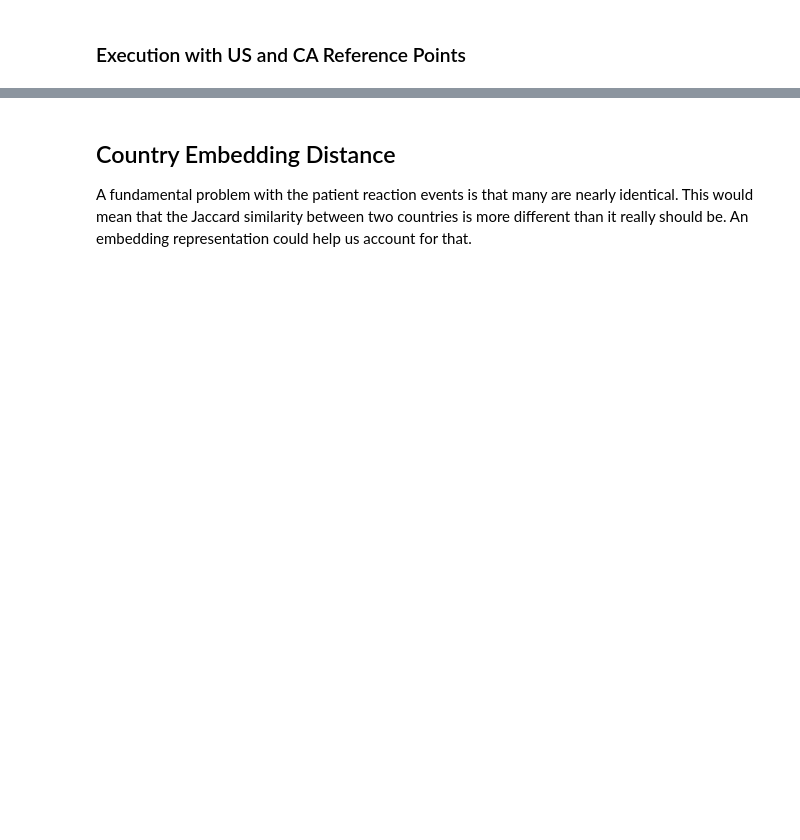
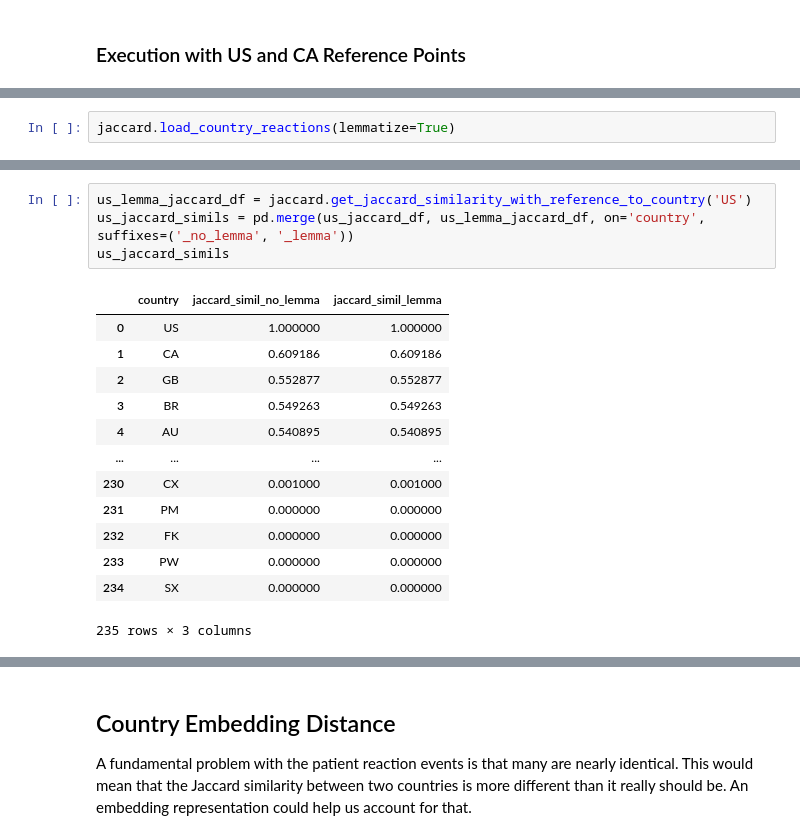
Before and after one commit to brycecf/openfda_analysis, a Jupyter notebook: notebooks/question_1_solutions.ipynb, the cells around one changed output, grey strips where cells are left out. Cells and saved outputs as stored; diff of their text form; blank space fills up the shorter version.

```diff
--- a/notebooks/question_1_solutions.ipynb
+++ b/notebooks/question_1_solutions.ipynb
@@ -128,0 +83,2 @@ From the results, we can see that this metric does find a difference between the
+# %%
+jaccard.load_country_reactions(lemmatize=True)
@@ -128,0 +92,18 @@ From the results, we can see that this metric does find a difference between the
+# %%
+us_lemma_jaccard_df = jaccard.get_jaccard_similarity_with_reference_to_country('US')
+us_jaccard_simils = pd.merge(us_jaccard_df, us_lemma_jaccard_df, on='country', suffixes=('_no_lemma', '_lemma'))
+us_jaccard_simils
+# %% [output]
+|  | country | jaccard_simil_no_lemma | jaccard_simil_lemma |
+| 0 | US | 1.000000 | 1.000000 |
+| 1 | CA | 0.609186 | 0.609186 |
+| 2 | GB | 0.552877 | 0.552877 |
+| 3 | BR | 0.549263 | 0.549263 |
+| 4 | AU | 0.540895 | 0.540895 |
+| ... | ... | ... | ... |
+| 230 | CX | 0.001000 | 0.001000 |
+| 231 | PM | 0.000000 | 0.000000 |
+| 232 | FK | 0.000000 | 0.000000 |
+| 233 | PW | 0.000000 | 0.000000 |
+| 234 | SX | 0.000000 | 0.000000 |
+235 rows × 3 columns
```
Also changed, not shown: parts of 64 cells of this notebook, 4 other files.
